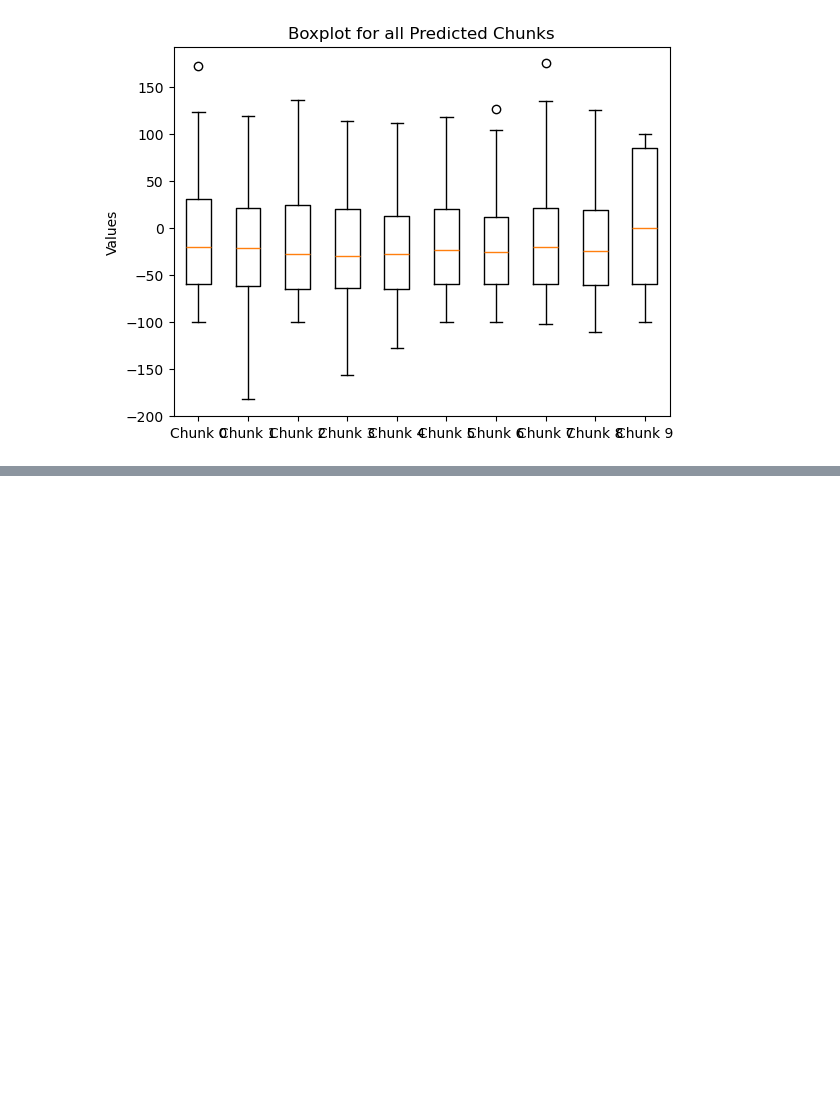
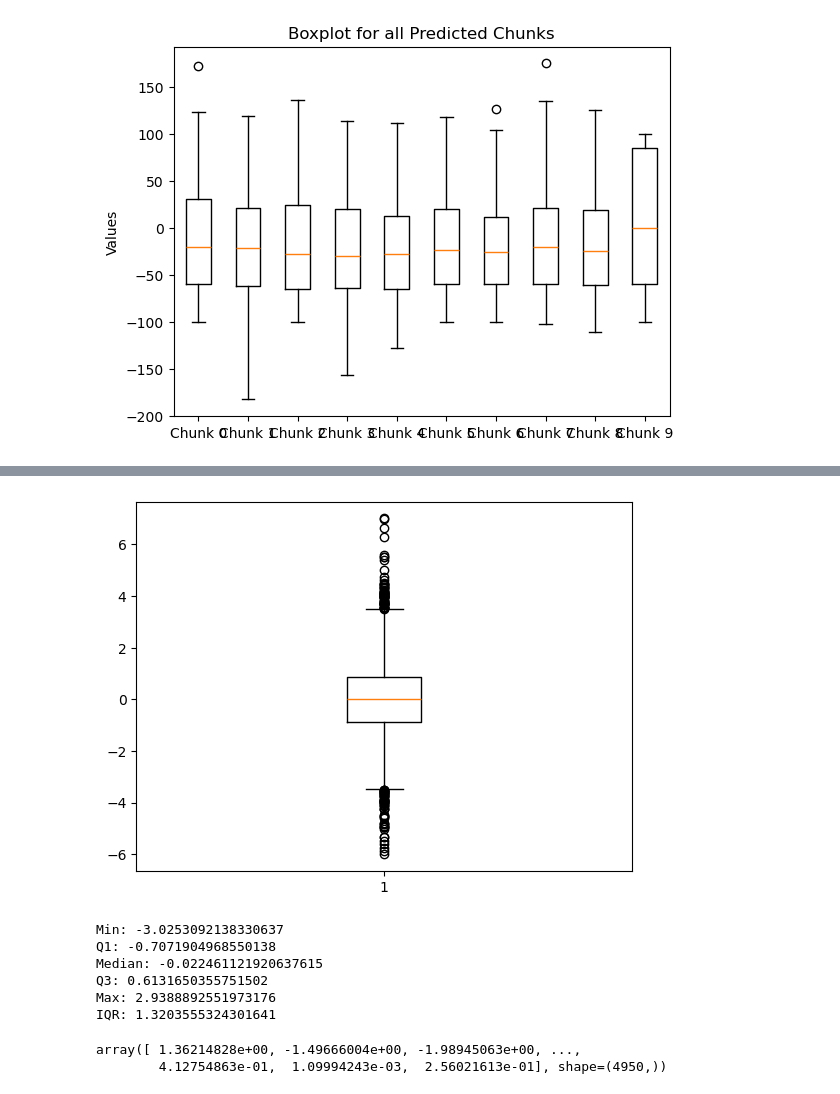
Before and after one commit to vickyli1015/Public-DSC180B-Functional-Connectivity-Project, a Jupyter notebook: regressor.ipynb, the cells around one changed output, grey strips where cells are left out. Cells and saved outputs as stored; diff of their text form; code cells hidden in the pictures; blank space fills up the shorter version.

```diff
--- a/regressor.ipynb
+++ b/regressor.ipynb
@@ -225,0 +303,33 @@ for i in range(len(allX)):
+# %%
+plt.boxplot(model.coef_)
+plt.show()
+# %% [output]
+[figure, added]
+# %%
+# Calculate statistics
+min_val = np.min(data)  # Minimum value
+q1 = np.percentile(data, 25)  # First quartile (25th percentile)
+median = np.median(data)  # Median (50th percentile)
+q3 = np.percentile(data, 75)  # Third quartile (75th percentile)
+max_val = np.max(data)  # Maximum value
+iqr = q3 - q1  # Interquartile range (IQR)
+
+# Print the statistics
+print(f"Min: {min_val}")
+print(f"Q1: {q1}")
+print(f"Median: {median}")
+print(f"Q3: {q3}")
+print(f"Max: {max_val}")
+print(f"IQR: {iqr}")
+# %% [output]
+Min: -3.0253092138330637
+Q1: -0.7071904968550138
+Median: -0.022461121920637615
+Q3: 0.6131650355751502
+Max: 2.9388892551973176
+IQR: 1.3203555324301641
+# %%
+model.coef_
+# %% [output]
+array([ 1.36214828e+00, -1.49666004e+00, -1.98945063e+00, ...,
+        4.12754863e-01,  1.09994243e-03,  2.56021613e-01], shape=(4950,))
```
Also changed, not shown: parts of 12 cells of this notebook.
